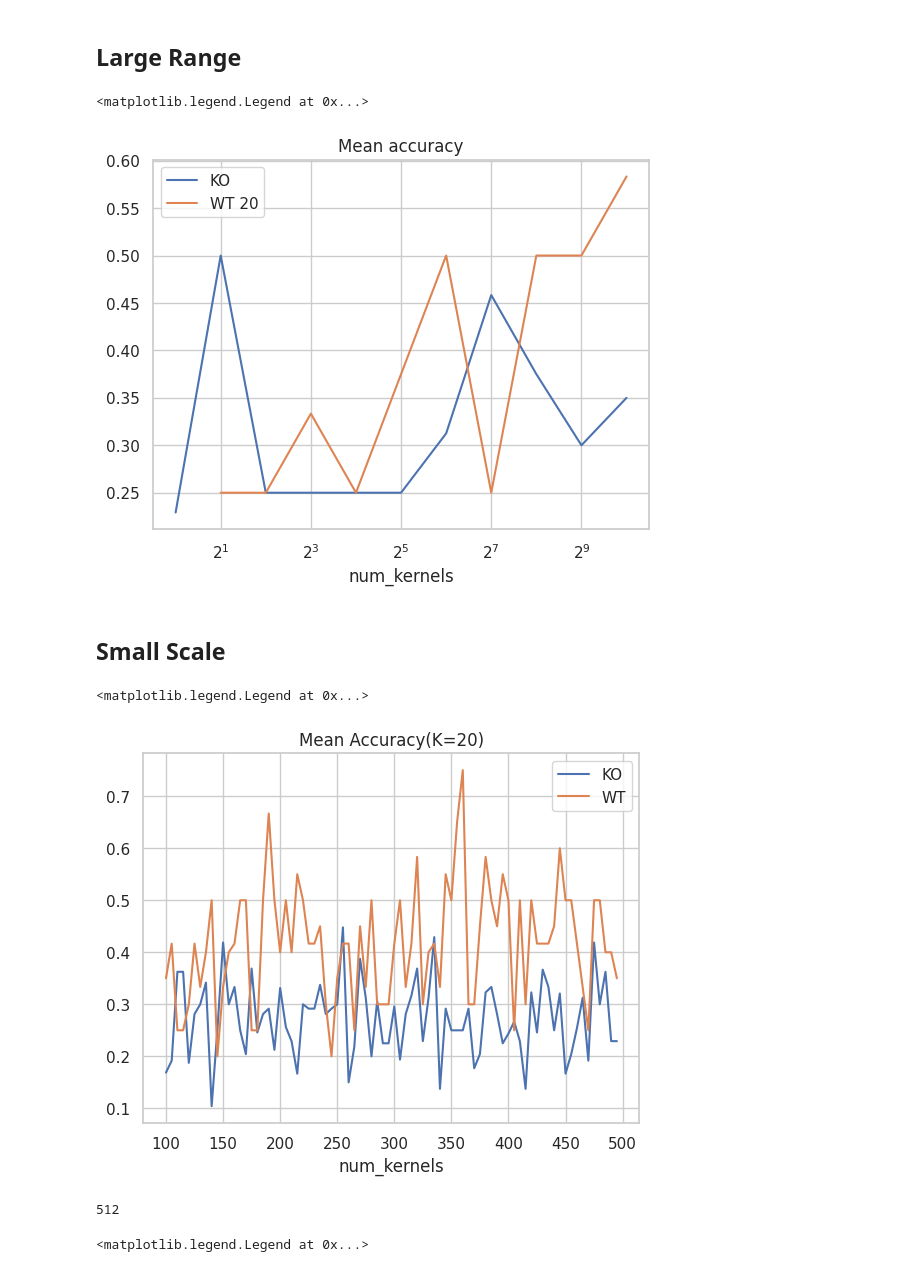
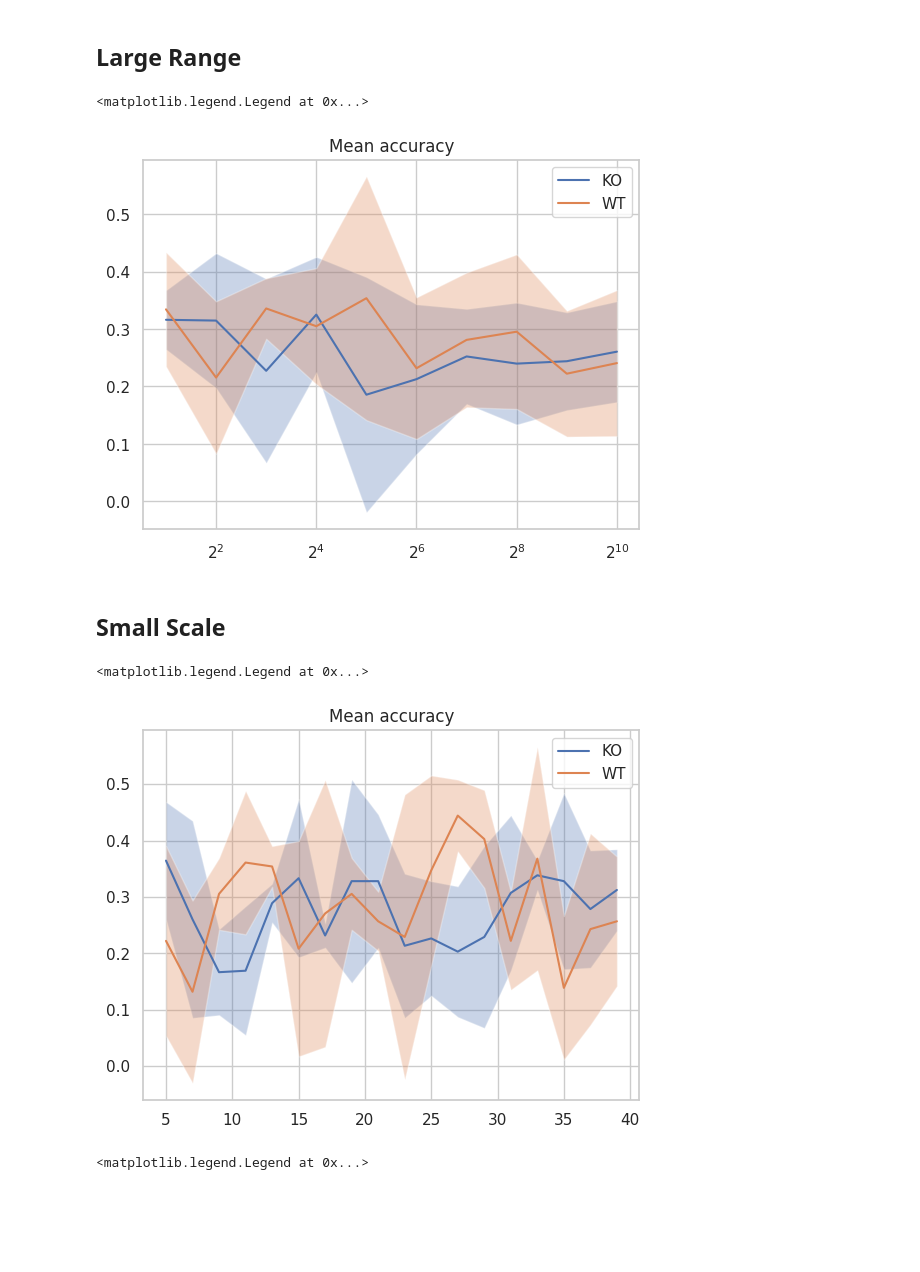
Before and after one commit to kisaragiRY/decoding-DG, a Jupyter notebook: notebooks/3-decoding-model/2-classification/3-time-series-classification/2-implement/04-rocket-tuning.ipynb, the cells around one changed output. Drawn from its saved outputs; the diff is of its cells as text; code cells hidden in the pictures; blank space fills up the shorter version.

Commit message:
looked for suitable num_kernels after proper transform pipeline #42

```diff
--- a/notebooks/3-decoding-model/2-classification/3-time-series-classification/2-implement/04-rocket-tuning.ipynb
+++ b/notebooks/3-decoding-model/2-classification/3-time-series-classification/2-implement/04-rocket-tuning.ipynb
@@ -38,44 +38,56 @@ df = pd.DataFrame(result_org, columns=["scores", "K", "num_kernels", "mouse_type
 fig, ax = plt.subplots()
 ax.set_xscale("log", base=2)
 # for K_values in df["K"].unique():
-K_values = 20
-df[df["K"]==K_values].groupby(["mouse_type", "num_kernels"])["scores"].median().loc["KO"].plot(ax=ax, label="KO")
-df[df["K"]==K_values].groupby(["mouse_type", "num_kernels"])["scores"].median().loc["WT"].plot(ax=ax, label=f"WT {K_values}")
+K_values = 16
+xx = df[df["K"]==K_values].groupby(["mouse_type", "num_kernels"])["scores"].mean().loc["KO"]
+KO_std = df[df["K"]==K_values].groupby(["mouse_type", "num_kernels"])["scores"].std().loc["KO"]
+ax.plot(xx, label="KO")
+ax.fill_between(xx.index, xx-KO_std, xx+KO_std, alpha=.3)
+
+xx = df[df["K"]==K_values].groupby(["mouse_type", "num_kernels"])["scores"].mean().loc["WT"]
+WT_std = df[df["K"]==K_values].groupby(["mouse_type", "num_kernels"])["scores"].std().loc["WT"]
+ax.plot(xx, label="WT")
+ax.fill_between(xx.index, xx-WT_std, xx+WT_std, alpha=.3)
+
 ax.set_title("Mean accuracy")
 plt.legend()
 # %% [output]
 <matplotlib.legend.Legend at 0x...>
-[figure, old version]
+[figure, new version]
 # %% [markdown]
 ## Small Scale
 # %%
 result_org = []
 for data_dir in datalist[:7]:
     data_name = str(data_dir).split('/')[-1]
     with open(ParamDir().output_dir/data_name/(f"tsc_tuning_rocket_small_scale.pickle"),"rb") as f:
         result_all = pickle.load(f)
 
     for result in result_all:
         if "KO" in data_name:
             result_org.append((np.mean(result["scores"]), result["K"], result["num_kernels"], "KO"))
         else:
             result_org.append((np.mean(result["scores"]), result["K"], result["num_kernels"], "WT"))
 
 df = pd.DataFrame(result_org, columns=["scores", "K", "num_kernels", "mouse_type"])
 
 fig, ax = plt.subplots()
-K_values = 20
-df[df["K"]==K_values].groupby(["mouse_type", "num_kernels"])["scores"].median().loc["KO"].plot(ax=ax, label="KO")
-df[df["K"]==K_values].groupby(["mouse_type", "num_kernels"])["scores"].median().loc["WT"].plot(ax=ax, label="WT")
-ax.set_title("Mean Accuracy(K=20)")
+K_values
+xx = df.groupby(["mouse_type", "num_kernels"])["scores"].mean().loc["KO"]
+KO_std = df.groupby(["mouse_type", "num_kernels"])["scores"].std().loc["KO"]
+ax.plot(xx, label="KO")
+ax.fill_between(xx.index, xx-KO_std, xx+KO_std, alpha=.3)
+
+xx = df.groupby(["mouse_type", "num_kernels"])["scores"].mean().loc["WT"]
+WT_std = df.groupby(["mouse_type", "num_kernels"])["scores"].std().loc["WT"]
+ax.plot(xx, label="WT")
+ax.fill_between(xx.index, xx-WT_std, xx+WT_std, alpha=.3)
+
+ax.set_title("Mean accuracy")
 plt.legend()
 # %% [output]
 <matplotlib.legend.Legend at 0x...>
-[figure, old version]
+[figure, new version]
-# %%
-2**9
-# %% [output]
-512
 # %%
 prep = []
 for data_dir in datalist:
```
